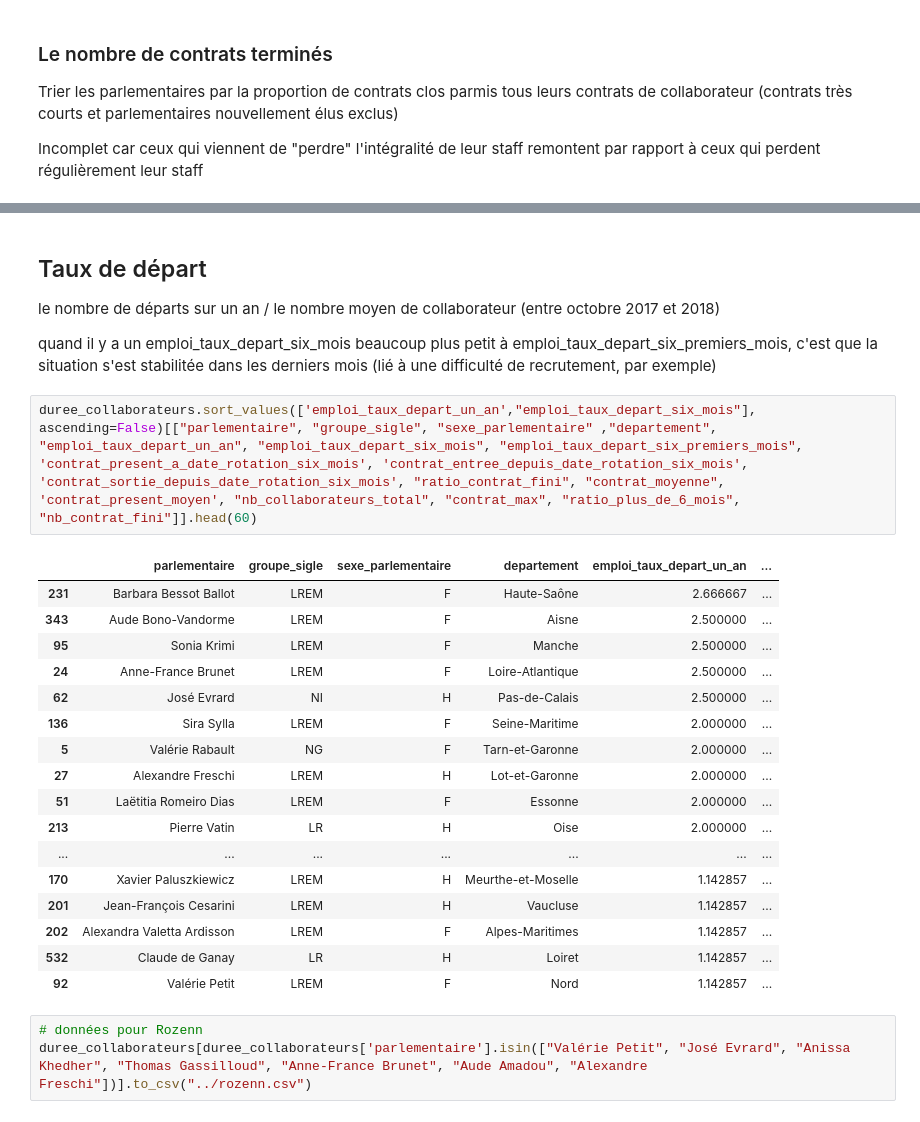
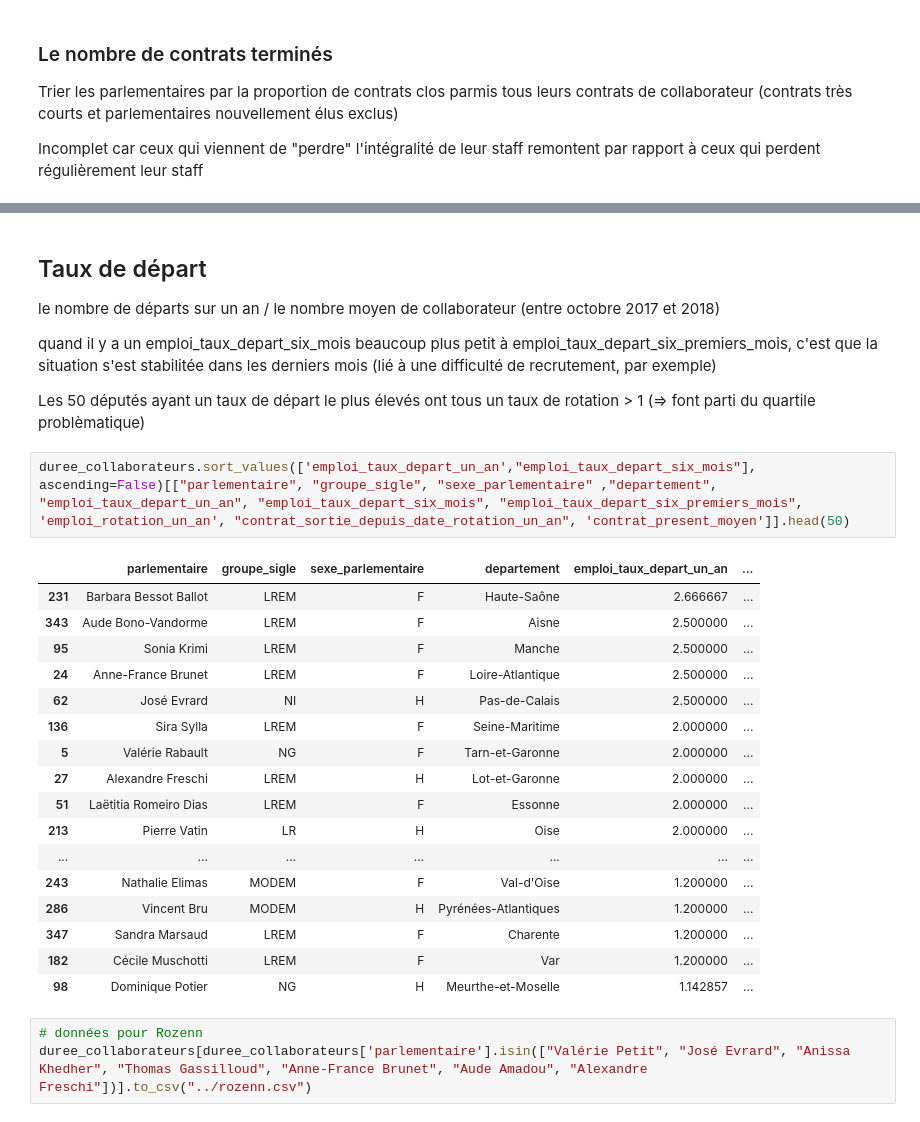
Before and after one commit to regardscitoyens/Collaborateurs-Parlement, a Jupyter notebook: exploitations/turnover.ipynb, the cells around one changed output, grey strips where cells are left out. Cells and saved outputs as stored; diff of their text form.

Commit message:
Clean des tableaux

```diff
--- a/exploitations/turnover.ipynb
+++ b/exploitations/turnover.ipynb
@@ -368,26 +361,28 @@ duree_collaborateurs.sort_values('ratio_contrat_fini', ascending=False).drop(["d
 le nombre de départs sur un an / le nombre moyen de collaborateur (entre octobre 2017 et 2018)
 
 quand il y a un emploi_taux_depart_six_mois beaucoup plus petit à emploi_taux_depart_six_premiers_mois, c'est que la situation s'est stabilitée dans les derniers mois (lié à une difficulté de recrutement, par exemple)
+
+Les 50 députés ayant un taux de départ le plus élevés ont tous un taux de rotation > 1 (=> font parti du quartile problèmatique)
 # %%
-duree_collaborateurs.sort_values(['emploi_taux_depart_un_an',"emploi_taux_depart_six_mois"], ascending=False)[["parlementaire", "groupe_sigle", "sexe_parlementaire" ,"departement", "emploi_taux_depart_un_an", "emploi_taux_depart_six_mois", "emploi_taux_depart_six_premiers_mois", 'contrat_present_a_date_rotation_six_mois', 'contrat_entree_depuis_date_rotation_six_mois', 'contrat_sortie_depuis_date_rotation_six_mois', "ratio_contrat_fini", "contrat_moyenne", 'contrat_present_moyen', "nb_collaborateurs_total", "contrat_max", "ratio_plus_de_6_mois", "nb_contrat_fini"]].head(60)
+duree_collaborateurs.sort_values(['emploi_taux_depart_un_an',"emploi_taux_depart_six_mois"], ascending=False)[["parlementaire", "groupe_sigle", "sexe_parlementaire" ,"departement", "emploi_taux_depart_un_an", "emploi_taux_depart_six_mois", "emploi_taux_depart_six_premiers_mois", 'emploi_rotation_un_an', "contrat_sortie_depuis_date_rotation_un_an", 'contrat_present_moyen']].head(50)
 # %% [output]
 |  | parlementaire | groupe_sigle | sexe_parlementaire | departement | emploi_taux_depart_un_an | ... |
 | 231 | Barbara Bessot Ballot | LREM | F | Haute-Saône | 2.666667 | ... |
 | 343 | Aude Bono-Vandorme | LREM | F | Aisne | 2.500000 | ... |
 | 95 | Sonia Krimi | LREM | F | Manche | 2.500000 | ... |
 | 24 | Anne-France Brunet | LREM | F | Loire-Atlantique | 2.500000 | ... |
 | 62 | José Evrard | NI | H | Pas-de-Calais | 2.500000 | ... |
 | 136 | Sira Sylla | LREM | F | Seine-Maritime | 2.000000 | ... |
 | 5 | Valérie Rabault | NG | F | Tarn-et-Garonne | 2.000000 | ... |
 | 27 | Alexandre Freschi | LREM | H | Lot-et-Garonne | 2.000000 | ... |
 | 51 | Laëtitia Romeiro Dias | LREM | F | Essonne | 2.000000 | ... |
 | 213 | Pierre Vatin | LR | H | Oise | 2.000000 | ... |
 | ... | ... | ... | ... | ... | ... | ... |
-| 170 | Xavier Paluszkiewicz | LREM | H | Meurthe-et-Moselle | 1.142857 | ... |
-| 201 | Jean-François Cesarini | LREM | H | Vaucluse | 1.142857 | ... |
-| 202 | Alexandra Valetta Ardisson | LREM | F | Alpes-Maritimes | 1.142857 | ... |
-| 532 | Claude de Ganay | LR | H | Loiret | 1.142857 | ... |
-| 92 | Valérie Petit | LREM | F | Nord | 1.142857 | ... |
+| 243 | Nathalie Elimas | MODEM | F | Val-d'Oise | 1.200000 | ... |
+| 286 | Vincent Bru | MODEM | H | Pyrénées-Atlantiques | 1.200000 | ... |
+| 347 | Sandra Marsaud | LREM | F | Charente | 1.200000 | ... |
+| 182 | Cécile Muschotti | LREM | F | Var | 1.200000 | ... |
+| 98 | Dominique Potier | NG | H | Meurthe-et-Moselle | 1.142857 | ... |
 # %%
 # données pour Rozenn
 duree_collaborateurs[duree_collaborateurs['parlementaire'].isin(["Valérie Petit", "José Evrard", "Anissa Khedher", "Thomas Gassilloud", "Anne-France Brunet", "Aude Amadou", "Alexandre Freschi"])].to_csv("../rozenn.csv")
```
Also changed, not shown: parts of 3 cells of this notebook.
